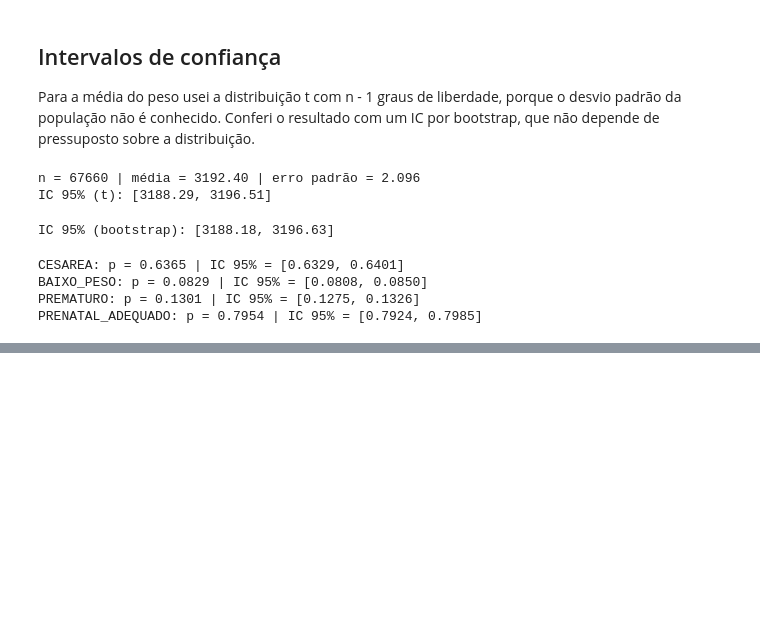
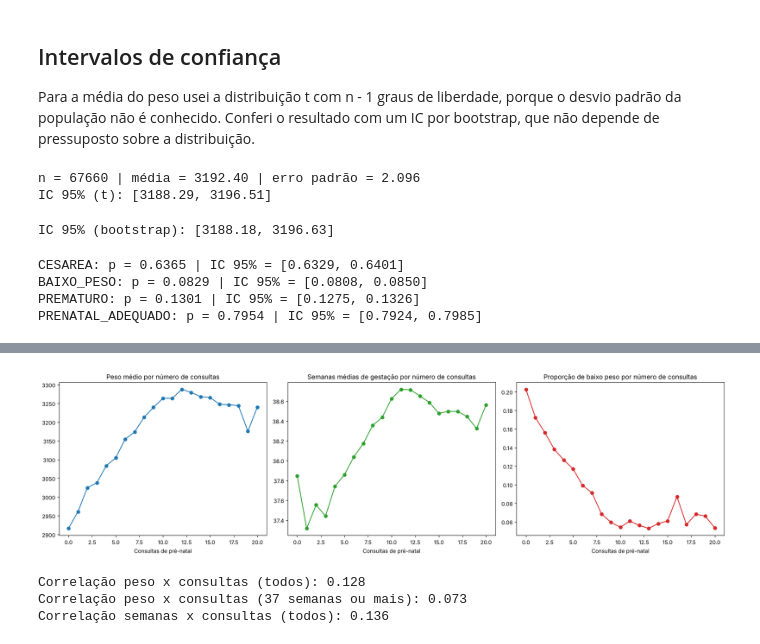
Before and after one commit to murilomunizzdias/Projeto-DATASUS, a Jupyter notebook: ProjetoDash.ipynb, the cells around one changed output, grey strips where cells are left out. Saved outputs shown, nothing was run; the diff lists cells and outputs as text; code cells hidden in the pictures; blank space fills up the shorter version.

```diff
--- a/ProjetoDash.ipynb
+++ b/ProjetoDash.ipynb
@@ -366,0 +411,26 @@ PRENATAL_ADEQUADO: p = 0.7954 | IC 95% = [0.7924, 0.7985]
+# %%
+por_consultas = df.groupby('CONSPRENAT').agg(n=('PESO', 'size'), peso=('PESO', 'mean'), semanas=('SEMAGESTAC', 'mean'), baixo_peso=('BAIXO_PESO', 'mean'))
+por_consultas = por_consultas[por_consultas['n'] >= 100]
+
+fig, eixos = plt.subplots(1, 3, figsize=(18, 5))
+eixos[0].plot(por_consultas.index, por_consultas['peso'], 'o-')
+eixos[0].set_title('Peso médio por número de consultas')
+eixos[1].plot(por_consultas.index, por_consultas['semanas'], 'o-', color='tab:green')
+eixos[1].set_title('Semanas médias de gestação por número de consultas')
+eixos[2].plot(por_consultas.index, por_consultas['baixo_peso'], 'o-', color='tab:red')
+eixos[2].set_title('Proporção de baixo peso por número de consultas')
+for eixo in eixos:
+    eixo.set_xlabel('Consultas de pré-natal')
+plt.tight_layout()
+plt.show()
+# %% [output]
+[figure, added]
+# %%
+termo_df = df[df['SEMAGESTAC'] >= 37]
+print(f"Correlação peso x consultas (todos): {df['PESO'].corr(df['CONSPRENAT']):.3f}")
+print(f"Correlação peso x consultas (37 semanas ou mais): {termo_df['PESO'].corr(termo_df['CONSPRENAT']):.3f}")
+print(f"Correlação semanas x consultas (todos): {df['SEMAGESTAC'].corr(df['CONSPRENAT']):.3f}")
+# %% [output]
+Correlação peso x consultas (todos): 0.128
+Correlação peso x consultas (37 semanas ou mais): 0.073
+Correlação semanas x consultas (todos): 0.136
```
Also changed, not shown: parts of 35 cells of this notebook, 5 other files.
